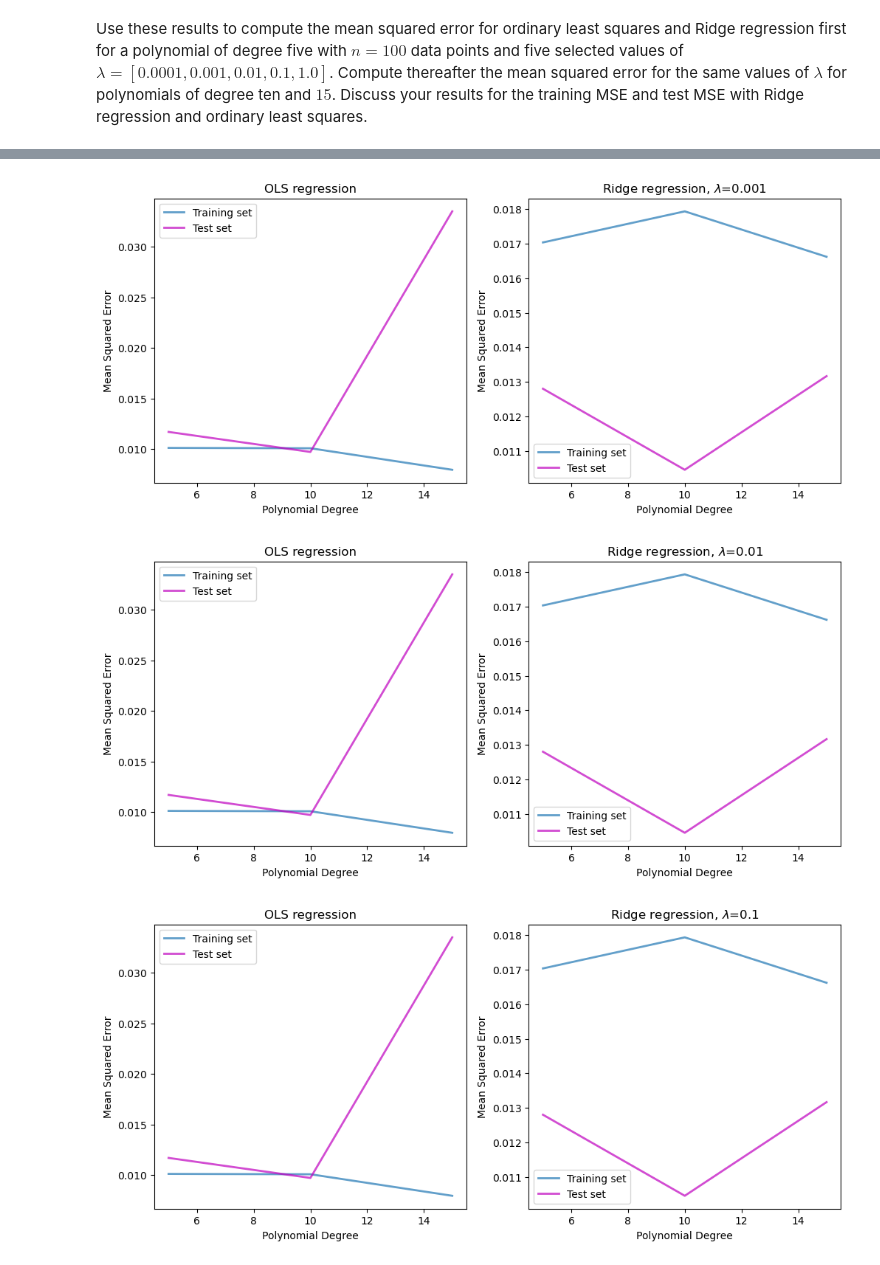
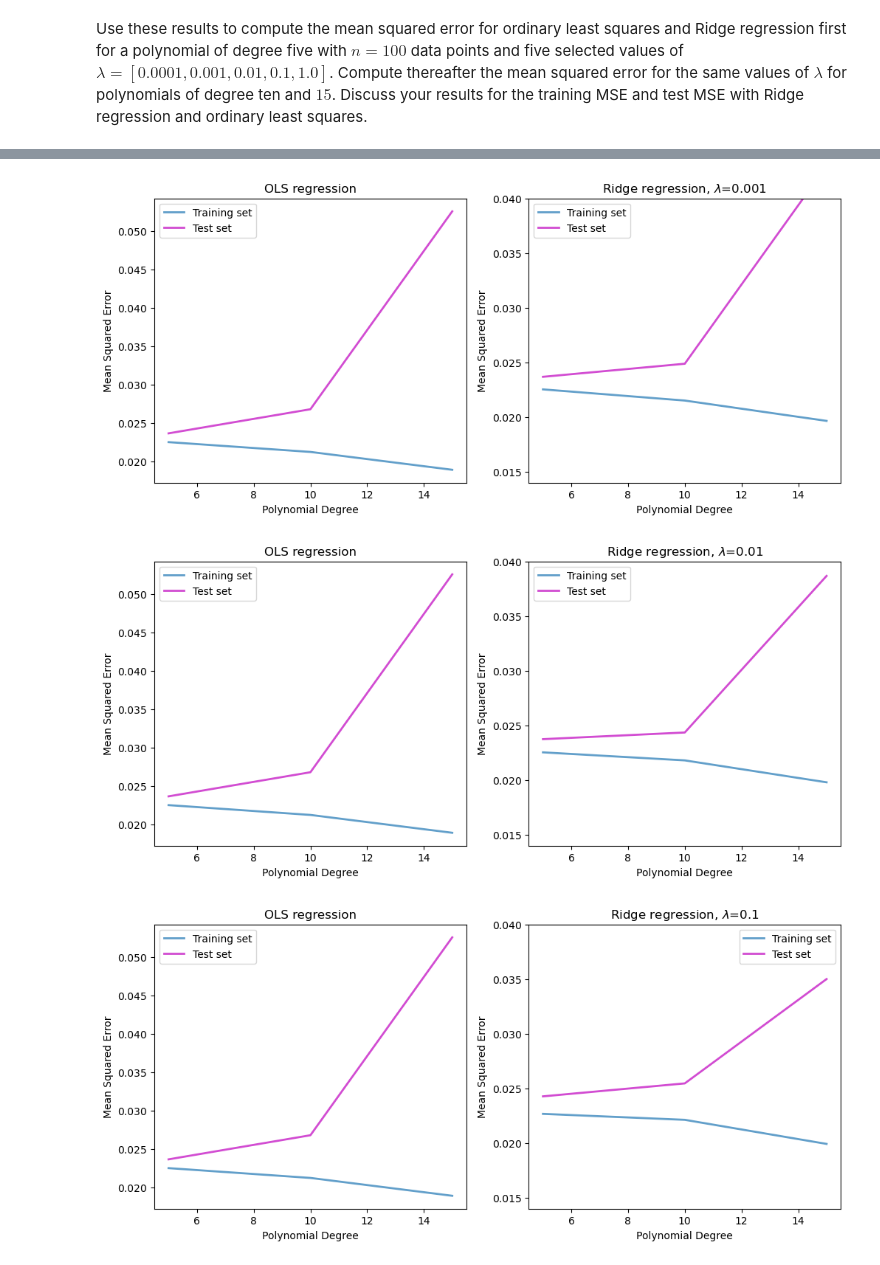
Before and after one commit to ericludvigs/MachineLearning, a Jupyter notebook: work/exercisesweek36.ipynb, the cells around one changed output, grey strips where cells are left out. Cells and saved outputs as stored; diff of their text form; code cells hidden in the pictures.

```diff
--- a/work/exercisesweek36.ipynb
+++ b/work/exercisesweek36.ipynb
@@ -137,19 +137,21 @@ np.random.seed()
 
 n = 100
 print(f"number of data points: {n}")
+noise_coeff = 1.5
 
 lambdas = [0.0001, 0.001, 0.01, 0.1, 1.0, 10]
 polynomial_degrees = [5, 10, 15]
 
-x_full = np.linspace(-1, 1, n).reshape(-1, 1)
+x_full = np.linspace(-1, 1, n)
 print(x_full.shape)
-y_full = np.exp(-x_full**2) + 1.5 * np.exp(-(x_full-2)**2) + np.random.normal(0, 0.1, x_full.shape)
+y_full = np.exp(-x_full**2) + 1.5 * np.exp(-(x_full-2)**2) + noise_coeff * np.random.normal(0, 0.1, x_full.shape)
+print(y_full.shape)
 
 x_train, x_test, y_train, y_test = train_test_split(x_full, y_full, test_size=0.2)
 
 # fancier display than numpy print
-results_frame_train = pd.DataFrame({"x_train":x_train.flatten(), "y_train":y_train.flatten()})
-results_frame_test = pd.DataFrame({"x_test":x_test.flatten(), "y_test":y_test.flatten()})
+results_frame_train = pd.DataFrame({"x_train":x_train, "y_train":y_train})
+results_frame_test = pd.DataFrame({"x_test":x_test, "y_test":y_test})
 display(results_frame_test)
 
 # mean value subtraction is for design matrix, we need the polynomial degree P to make a design matrix
@@ -202,7 +205,7 @@ def make_feature_matrix(x, P):
     X = np.zeros((len(x), P-1))
     # leave out intercept by excluding the first row of X
     for exponent in range(1,P):
-        X[:,exponent-1] = x[:,0]**exponent
+        X[:,exponent-1] = x[:]**exponent
 
     return X
 
@@ -223,6 +226,7 @@ def linear_regression_model_OLS(X, y):
 
 def linear_regression_model_Ridge(X, y, lambda_value):
     beta = np.linalg.pinv( X.T.dot(X) + lambda_value * np.identity(X.shape[1]) ).dot(X.T).dot(y)
+    #print(lambda_value * np.identity(X.shape[1]))
 
     return beta
 
@@ -283,13 +287,14 @@ plt.show()
 # %%
 train_skl_mses_OLS_list = []
-train_skl_mses_Ridge_list = np.zeros(len(polynomial_degrees))
+# two dimensional array to store errors for all polynomial degrees and all lambdas
+train_skl_mses_Ridge_list = np.zeros((len(polynomial_degrees), len(lambdas)))
 train_skl_r2_OLS_list = []
-train_skl_r2_Ridge_list = np.zeros(len(polynomial_degrees))
+train_skl_r2_Ridge_list = np.zeros((len(polynomial_degrees), len(lambdas)))
 
 test_skl_mses_OLS_list = []
-test_skl_mses_Ridge_list = np.zeros(len(polynomial_degrees))
+test_skl_mses_Ridge_list = np.zeros((len(polynomial_degrees), len(lambdas)))
 test_skl_r2_OLS_list = []
-test_skl_r2_Ridge_list = np.zeros(len(polynomial_degrees))
+test_skl_r2_Ridge_list = np.zeros((len(polynomial_degrees), len(lambdas)))
 
 lambda_results_dict = {}
 
@@ -348,30 +353,30 @@ for p_index, P in enumerate(polynomial_degrees):
 
         # train scikit mse score
         skl_mse = mean_squared_error(y_train, y_tilde_ridge)
-        train_skl_mses_Ridge_list[p_index] = skl_mse
+        train_skl_mses_Ridge_list[p_index, l_index] = skl_mse
 
-        # this element gets overwritten when the top level polynomial loop runs
-        # but this is equivalent to expanding the list stored for each lambda
-        # at the end of the loop it should have all the errors as desired
-        lambda_results_dict[f"lambda_{l_index}_train_skl_mses_Ridge_list"] = train_skl_mses_Ridge_list
+        # saving the result for a specific lambda, but with all polynomial degrees
+        # it starts with zero values but as the top level loop runs it will fill up this array and overwrite
+        # ending up with a single list that covers all polynomial degrees at a specific lambda
+        lambda_results_dict[f"lambda_{l_index}_train_skl_mses_Ridge_list"] = train_skl_mses_Ridge_list[:, l_index]
 
         # train scikit r^2 score
         skl_r2 = r2_score(y_train, y_tilde_ridge)
-        train_skl_r2_Ridge_list[p_index] = skl_r2
+        train_skl_r2_Ridge_list[p_index, l_index] = skl_r2
 
-        lambda_results_dict[f"lambda_{l_index}_train_skl_r2_Ridge_list"] = train_skl_r2_Ridge_list
+        lambda_results_dict[f"lambda_{l_index}_train_skl_r2_Ridge_list"] = train_skl_r2_Ridge_list[:, l_index]
 
         # test scikit mse score
         skl_mse = mean_squared_error(y_test, y_prediction_ridge)
-        test_skl_mses_Ridge_list[p_index] = skl_mse
+        test_skl_mses_Ridge_list[p_index, l_index] = skl_mse
 
-        lambda_results_dict[f"lambda_{l_index}_test_skl_mses_Ridge_list"] = test_skl_mses_Ridge_list
+        lambda_results_dict[f"lambda_{l_index}_test_skl_mses_Ridge_list"] = test_skl_mses_Ridge_list[:, l_index]
 
         print(f"Ridge Test data MSE for P={P}, lambda={lambda_value}: {skl_mse}")
 
         # test scikit r^2 score
         skl_r2 = r2_score(y_test, y_prediction_ridge)
-        test_skl_r2_Ridge_list[p_index] = skl_r2
+        test_skl_r2_Ridge_list[p_index, l_index] = skl_r2
 
-        lambda_results_dict[f"lambda_{l_index}_test_skl_r2_Ridge_list"] = test_skl_r2_Ridge_list
+        lambda_results_dict[f"lambda_{l_index}_test_skl_r2_Ridge_list"] = test_skl_r2_Ridge_list[:, l_index]
 # %% [output]
@@ -438,6 +443,7 @@ for l_index, lambda_value in enumerate(lambdas):
                 label='Training set')
     ax2.plot(polynomial_degrees, lambda_results_dict[f"lambda_{l_index}_test_skl_mses_Ridge_list"], alpha=0.7, lw=2, c='m',
                 label='Test set')
+    ax2.set_ylim([0.014, 0.040])
     ax2.legend()
     ax2.set_title(f"Ridge regression, "+r"$\lambda$"+f"={lambdas[l_index]}")
 
@@ -447,3 +453,3 @@ for l_index, lambda_value in enumerate(lambdas):
-[figure, old version]
+[figure, new version]
-[figure, old version]
+[figure, new version]
-[figure, old version]
+[figure, new version]
```
Also changed, not shown: parts of 5 cells of this notebook.
